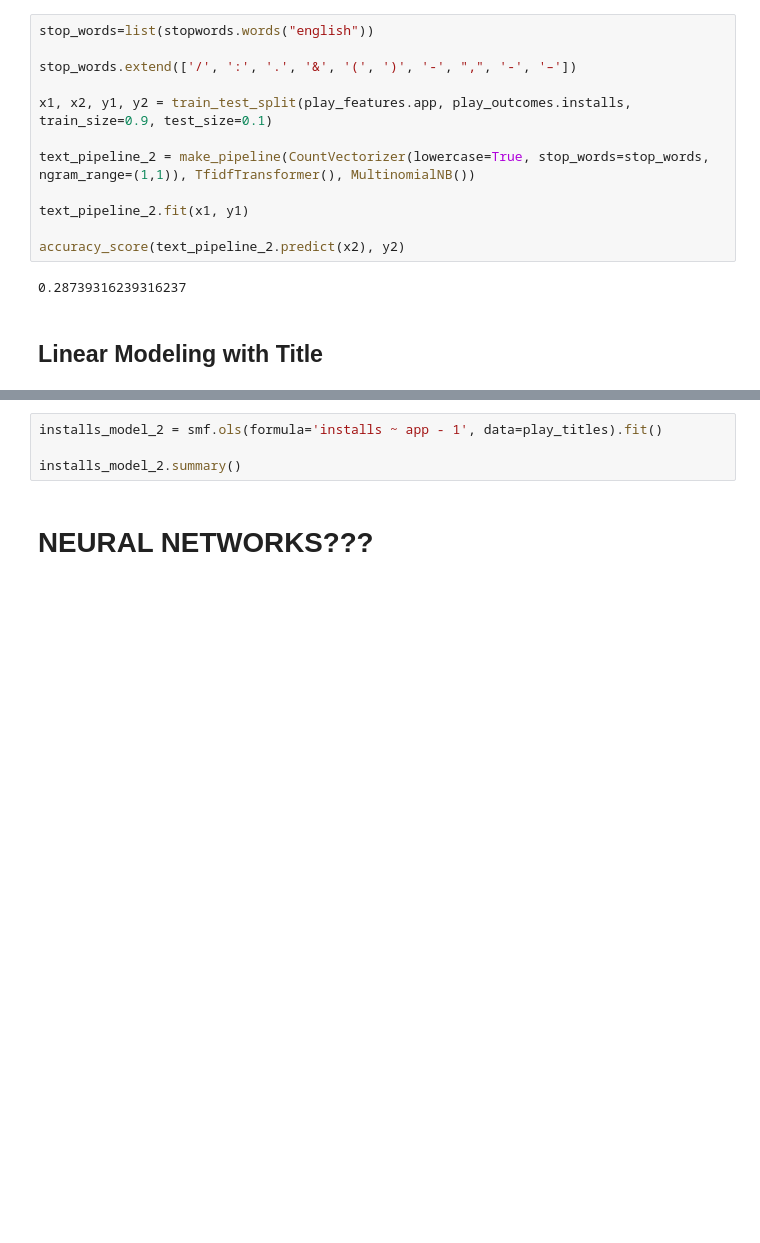
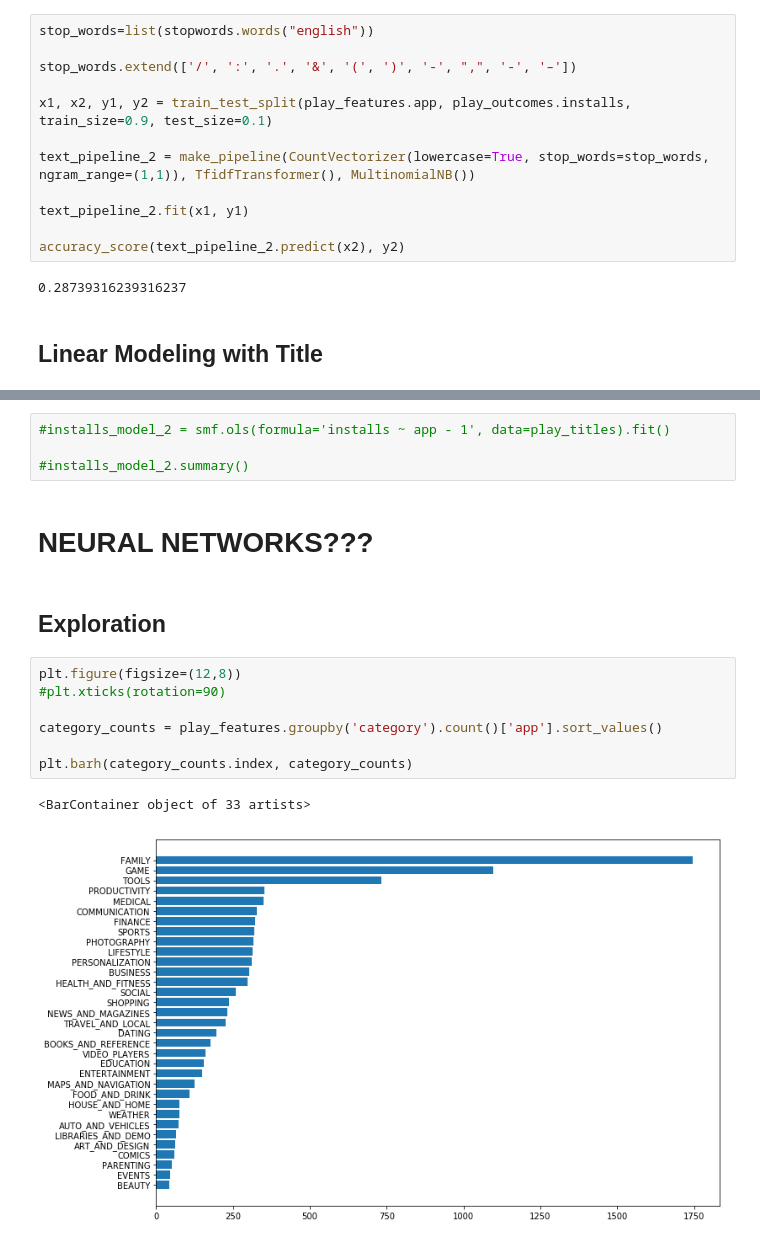
Before and after one commit to DanielColinaCuartin/INFO370-Final-Projects, a Jupyter notebook: pierce_workspace.ipynb, the cells around one changed output, grey strips where cells are left out. Saved outputs shown, nothing was run; the diff lists cells and outputs as text; blank space fills up the shorter version.

```diff
--- a/pierce_workspace.ipynb
+++ b/pierce_workspace.ipynb
@@ -432,6 +536,18 @@ print(fdist.most_common(200))
 # %%
-installs_model_2 = smf.ols(formula='installs ~ app - 1', data=play_titles).fit()
+#installs_model_2 = smf.ols(formula='installs ~ app - 1', data=play_titles).fit()
 
-installs_model_2.summary()
+#installs_model_2.summary()
 # %% [markdown]
 # NEURAL NETWORKS???
+# %% [markdown]
+## Exploration
+# %%
+plt.figure(figsize=(12,8))
+#plt.xticks(rotation=90)
+
+category_counts = play_features.groupby('category').count()['app'].sort_values()
+
+plt.barh(category_counts.index, category_counts)
+# %% [output]
+<BarContainer object of 33 artists>
+[figure, added]
```
Also changed, not shown: parts of 3 cells of this notebook, 1 other file.
